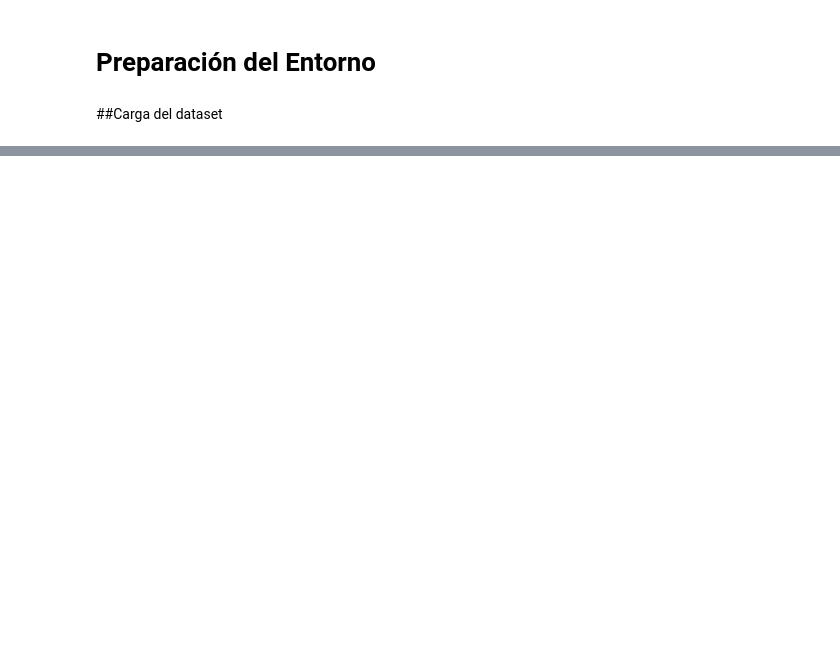
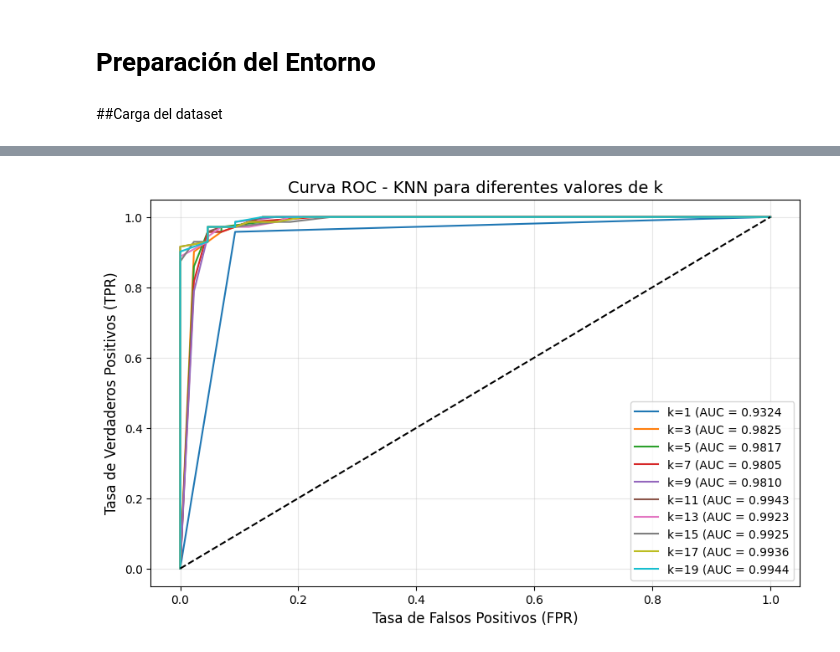
Before and after one commit to gustavox0/Tecnicas_ML, a Jupyter notebook: M6_AI2_SalazarGustavo.ipynb, the cells around one changed output, grey strips where cells are left out. Cells and saved outputs as stored; diff of their text form; code cells hidden in the pictures; blank space fills up the shorter version.

```diff
--- a/M6_AI2_SalazarGustavo.ipynb
+++ b/M6_AI2_SalazarGustavo.ipynb
@@ -221,0 +223,24 @@ Evaluación en función del **MSE**
+# %%
+from sklearn.metrics import roc_curve, roc_auc_score
+from sklearn.neighbors import KNeighborsClassifier
+import matplotlib.pyplot as plt
+
+plt.figure(figsize=(10, 6))
+# urva ROC para distintos valores de k (de 1 a 20)
+for k in list(range(1,20,2)):
+    knn_model = KNeighborsClassifier(n_neighbors=k, weights="uniform", metric="minkowski")
+    knn_model.fit(X_train, y_train)
+    y_probs = knn_model.predict_proba(X_test)[:, 1]
+    fpr, tpr, thresholds = roc_curve(y_test, y_probs)
+    auc = roc_auc_score(y_test, y_probs)
+    plt.plot(fpr, tpr, label=f'k={k} (AUC = {auc:.4f}')
+
+plt.plot([0, 1], [0, 1], 'k--')
+plt.xlabel('Tasa de Falsos Positivos (FPR)', fontsize=12)
+plt.ylabel('Tasa de Verdaderos Positivos (TPR)', fontsize=12)
+plt.title('Curva ROC - KNN para diferentes valores de k', fontsize=14)
+plt.legend(loc='lower right', fontsize=10)
+plt.grid(alpha=0.3)
+plt.show()
+# %% [output]
+[figure, added]
```
Also changed, not shown: parts of 52 cells of this notebook.
